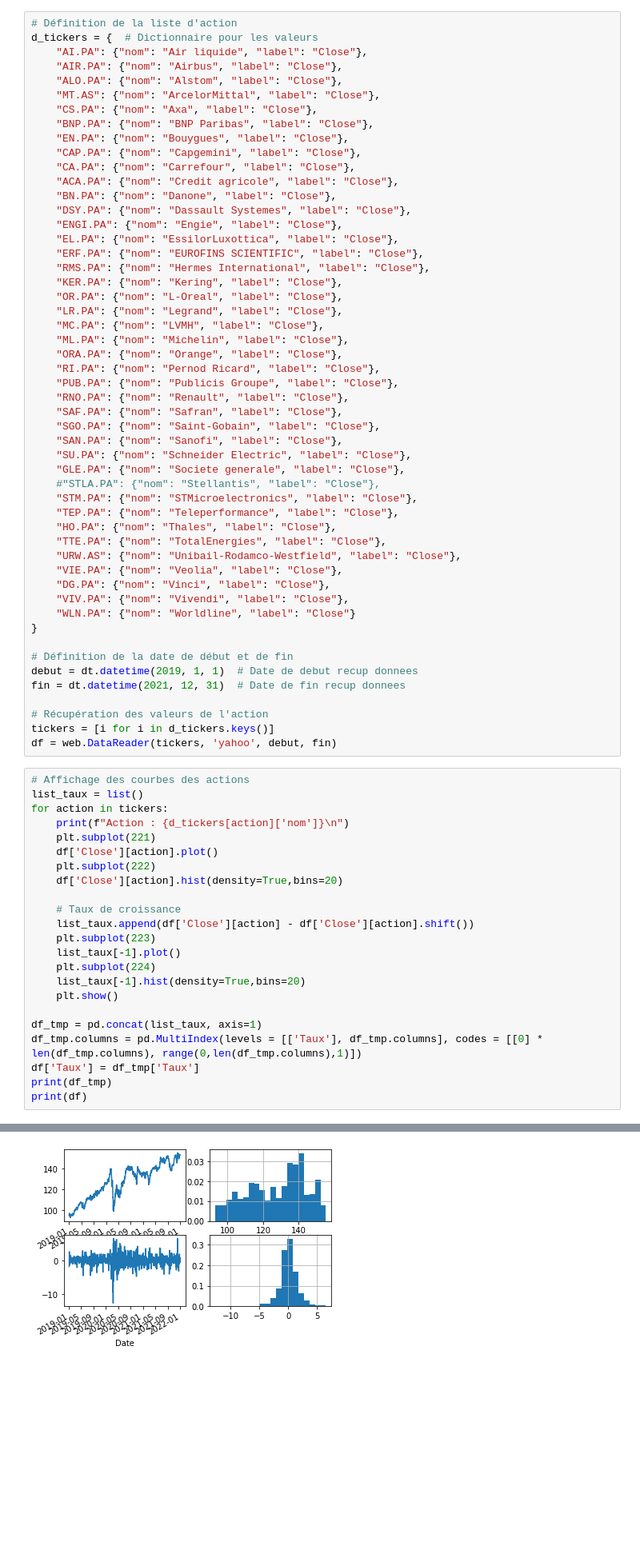
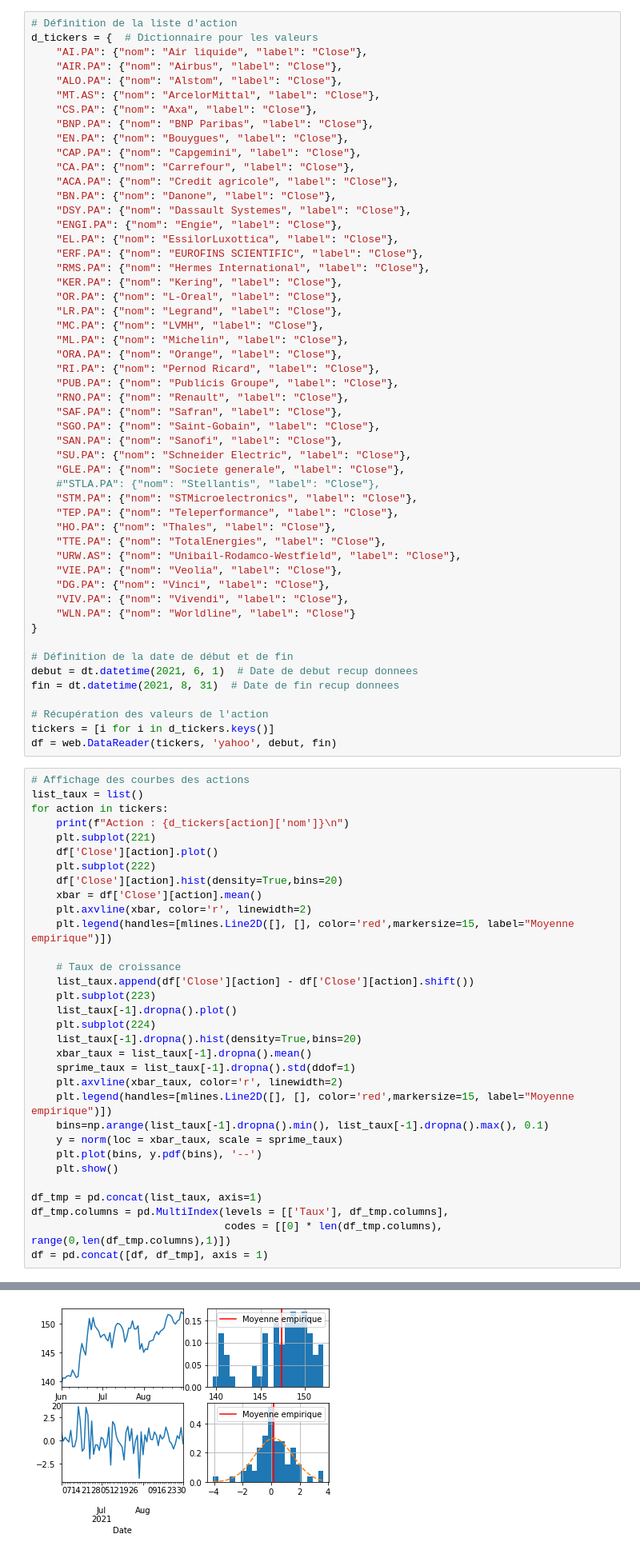
Before and after one commit to stecau/FinancialApp, a Jupyter notebook: ActionStudy.ipynb, the cells around one changed output, grey strips where cells are left out. Shown at 80% size. Cells and saved outputs as stored; diff of their text form; blank space fills up the shorter version.

```diff
--- a/ActionStudy.ipynb
+++ b/ActionStudy.ipynb
@@ -51,8 +53,8 @@ d_tickers = {  # Dictionnaire pour les valeurs
 }
 
 # Définition de la date de début et de fin
-debut = dt.datetime(2019, 1, 1)  # Date de debut recup donnees
-fin = dt.datetime(2021, 12, 31)  # Date de fin recup donnees
+debut = dt.datetime(2021, 6, 1)  # Date de debut recup donnees
+fin = dt.datetime(2021, 8, 31)  # Date de fin recup donnees
 
 # Récupération des valeurs de l'action
 tickers = [i for i in d_tickers.keys()]
@@ -60,27 +62,36 @@ df = web.DataReader(tickers, 'yahoo', debut, fin)
 # %%
 # Affichage des courbes des actions
 list_taux = list()
 for action in tickers:
     print(f"Action : {d_tickers[action]['nom']}\n")
     plt.subplot(221)
     df['Close'][action].plot()
     plt.subplot(222)
     df['Close'][action].hist(density=True,bins=20)
+    xbar = df['Close'][action].mean()
+    plt.axvline(xbar, color='r', linewidth=2)
+    plt.legend(handles=[mlines.Line2D([], [], color='red',markersize=15, label="Moyenne empirique")])
 
     # Taux de croissance
     list_taux.append(df['Close'][action] - df['Close'][action].shift())
     plt.subplot(223)
-    list_taux[-1].plot()
+    list_taux[-1].dropna().plot()
     plt.subplot(224)
-    list_taux[-1].hist(density=True,bins=20)
+    list_taux[-1].dropna().hist(density=True,bins=20)
+    xbar_taux = list_taux[-1].dropna().mean()
+    sprime_taux = list_taux[-1].dropna().std(ddof=1)
+    plt.axvline(xbar_taux, color='r', linewidth=2)
+    plt.legend(handles=[mlines.Line2D([], [], color='red',markersize=15, label="Moyenne empirique")])
+    bins=np.arange(list_taux[-1].dropna().min(), list_taux[-1].dropna().max(), 0.1)
+    y = norm(loc = xbar_taux, scale = sprime_taux)
+    plt.plot(bins, y.pdf(bins), '--')
     plt.show()
 
 df_tmp = pd.concat(list_taux, axis=1)
-df_tmp.columns = pd.MultiIndex(levels = [['Taux'], df_tmp.columns], codes = [[0] * len(df_tmp.columns), range(0,len(df_tmp.columns),1)])
-df['Taux'] = df_tmp['Taux']
-print(df_tmp)
-print(df)
+df_tmp.columns = pd.MultiIndex(levels = [['Taux'], df_tmp.columns],
+                               codes = [[0] * len(df_tmp.columns), range(0,len(df_tmp.columns),1)])
+df = pd.concat([df, df_tmp], axis = 1)
 # %% [output]
 Action : Air liquide
-[figure, old version]
+[figure, new version]
 Action : Airbus
```
Also changed, not shown: parts of 20 cells of this notebook, 2 other files.
